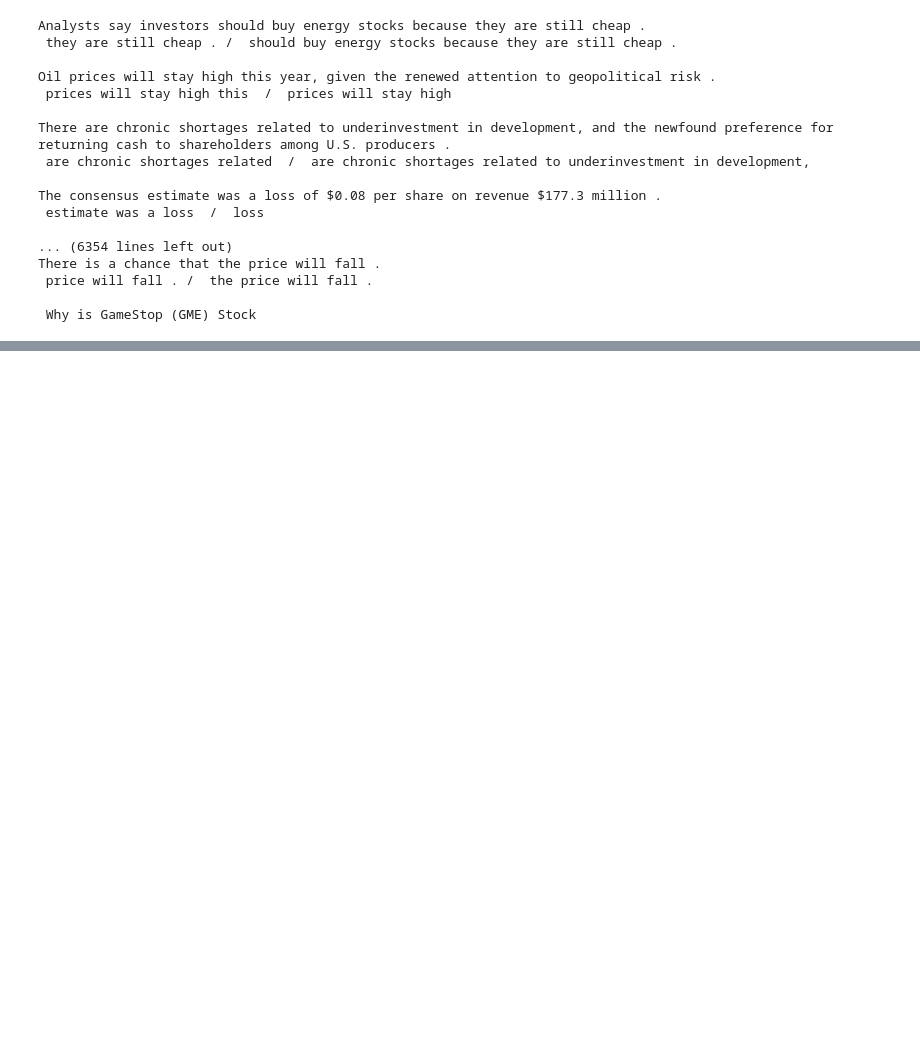
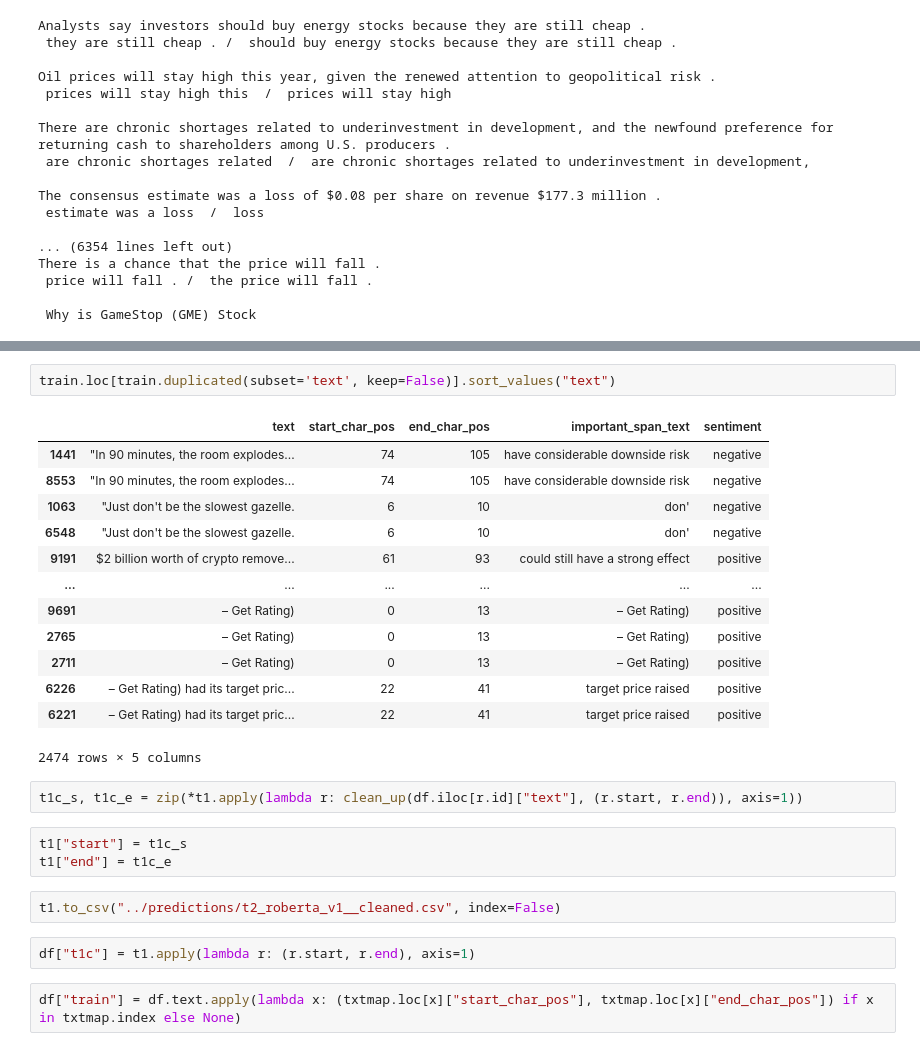
Before and after one commit to evalkaz/hackathon2022, a Jupyter notebook: notebooks/T2 - submission comparison.ipynb, the cells around one changed output, grey strips where cells are left out. Cells and saved outputs as stored; diff of their text form; blank space fills up the shorter version.

```diff
--- a/notebooks/T2 - submission comparison.ipynb
+++ b/notebooks/T2 - submission comparison.ipynb
@@ -171,0 +250,27 @@ There is a chance that the price will fall .
+# %%
+train.loc[train.duplicated(subset='text', keep=False)].sort_values("text")
+# %% [output]
+|  | text | start_char_pos | end_char_pos | important_span_text | sentiment |
+| 1441 | "In 90 minutes, the room explodes... | 74 | 105 | have considerable downside risk | negative |
+| 8553 | "In 90 minutes, the room explodes... | 74 | 105 | have considerable downside risk | negative |
+| 1063 | "Just don't be the slowest gazelle. | 6 | 10 | don' | negative |
+| 6548 | "Just don't be the slowest gazelle. | 6 | 10 | don' | negative |
+| 9191 | $2 billion worth of crypto remove... | 61 | 93 | could still have a strong effect | positive |
+| ... | ... | ... | ... | ... | ... |
+| 9691 | – Get Rating) | 0 | 13 | – Get Rating) | positive |
+| 2765 | – Get Rating) | 0 | 13 | – Get Rating) | positive |
+| 2711 | – Get Rating) | 0 | 13 | – Get Rating) | positive |
+| 6226 | – Get Rating) had its target pric... | 22 | 41 | target price raised | positive |
+| 6221 | – Get Rating) had its target pric... | 22 | 41 | target price raised | positive |
+2474 rows × 5 columns
+# %%
+t1c_s, t1c_e = zip(*t1.apply(lambda r: clean_up(df.iloc[r.id]["text"], (r.start, r.end)), axis=1))
+# %%
+t1["start"] = t1c_s
+t1["end"] = t1c_e
+# %%
+t1.to_csv("../predictions/t2_roberta_v1__cleaned.csv", index=False)
+# %%
+df["t1c"] = t1.apply(lambda r: (r.start, r.end), axis=1)
+# %%
+df["train"] = df.text.apply(lambda x: (txtmap.loc[x]["start_char_pos"], txtmap.loc[x]["end_char_pos"]) if x in txtmap.index else None)
```
Also changed, not shown: parts of 27 cells of this notebook, 10 other files.
